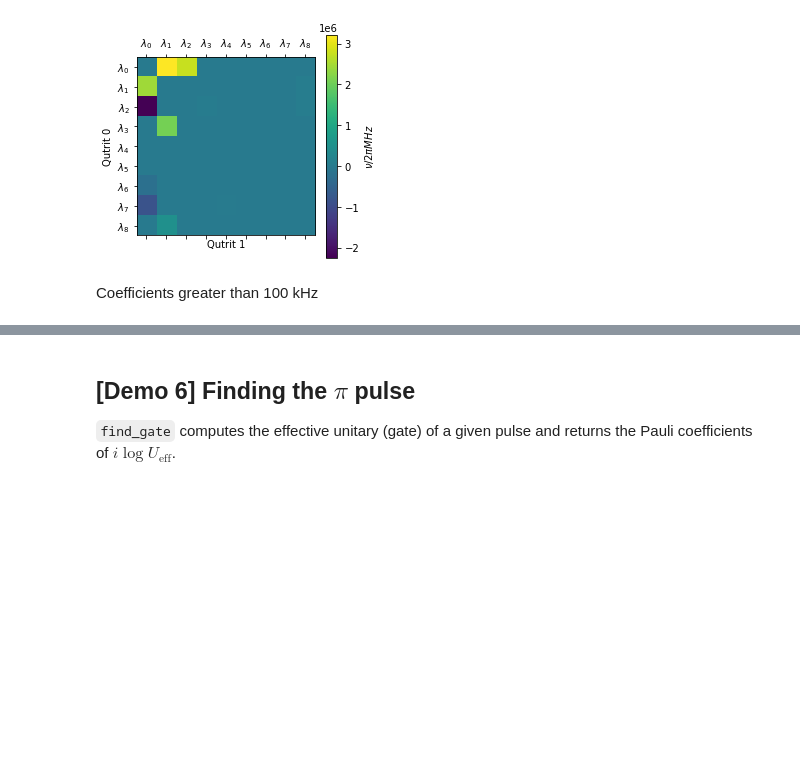
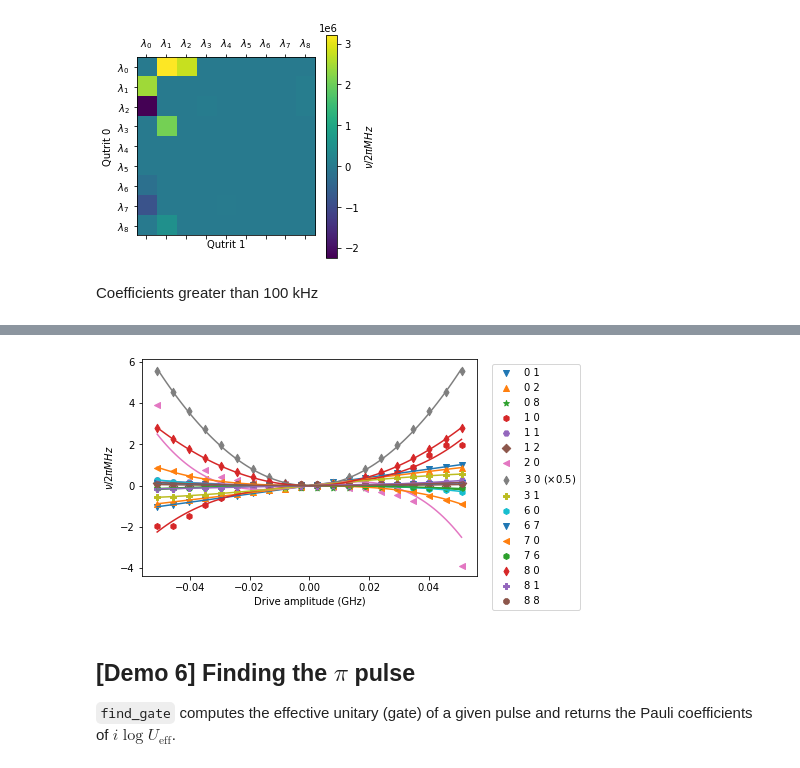
Before and after one commit to UTokyo-ICEPP/qudit-sim, a Jupyter notebook: demo.ipynb, the cells around one changed output, grey strips where cells are left out. Saved outputs shown, nothing was run; the diff lists cells and outputs as text; code cells hidden in the pictures; blank space fills up the shorter version.

```diff
--- a/demo.ipynb
+++ b/demo.ipynb
@@ -337,3 +320,69 @@ Text(0, 0.5, '$\nu/2\\pi MHz$')
+# %%
+amplitudes = np.linspace(-0.2, 0.2, 20)
+coeffs = np.empty((amplitudes.shape[0], 9, 9), dtype='f8')
+
+for iamp, amp in enumerate(amplitudes):
+    drive_def = {0: {'frequency': params['wq1'], 'amplitude': amp}}
+
+    coeffs[iamp] = find_heff(
+        qubits=(0, 1),
+        params=params_with_crosstalk,
+        drive_def=drive_def,
+        num_sim_levels=4,
+        comp_dim=3,
+        warn_fit_failure=False)
+# %%
+filled_markers = MarkerStyle.filled_markers
+
+coeffs_MHz = coeffs / (twopi * 1.e+6)
+
+curve_even = lambda x, a: a * np.power(x, 2)
+curve_odd = lambda x, a, b: a * x + b * np.power(x, 3)
+exprs = []
+
+amplitudes_fine = np.linspace(amplitudes[0], amplitudes[-1], 100)
+
+for ic in range(1, 81):
+    i0, i1 = np.unravel_index(ic, (9, 9))
+
+    nu = coeffs_MHz[:, i0, i1]
+
+    # Ignoring terms weaker than 100 kHz
+    if np.all(np.abs(nu) < 0.1):
+        continue
+
+    if np.any(np.abs(nu) > 5.):
+        plot_scale = 0.5
+        label = f'{i0} {i1}' + r' ($\times 0.5$)'
+    else:
+        plot_scale = 1.
+        label = f'{i0} {i1}'
+
+    if nu[5] * nu[-5] > 0.:
+        curve = curve_even
+    else:
+        curve = curve_odd
+
+    popt, _ = sciopt.curve_fit(curve, amplitudes, nu)
+
+    omegad0 = params['omegad0'] / (twopi * 1.e+9) # In GHz
+
+    pathcol = plt.scatter(amplitudes * omegad0, nu * plot_scale, marker=filled_markers[ic % len(filled_markers)], label=label)
+    plt.plot(amplitudes_fine * omegad0, curve(amplitudes_fine, *popt) * plot_scale, color=pathcol.get_edgecolor())
+
+    if curve is curve_even:
+        c2 = popt[0] / omegad0 ** 2
+        exprs.append(r'\frac{\nu_{%d %d}}{2\pi\mathrm{MHz}} = %.2f A^2' % (i0, i1, c2))
+    else:
+        c1 = popt[0] / omegad0
+        c3 = popt[1] / omegad0 ** 3
+        exprs.append(r'\frac{\nu_{%d %d}}{2\pi\mathrm{MHz}} = %.2f A + %.2f A^3' % (i0, i1, c1, c3))
+
+plt.xlabel(r'Drive amplitude (GHz)')
+plt.ylabel(r'$\nu/2\pi MHz$')
+plt.legend(bbox_to_anchor=(1.03, 1.));
+# %% [output]
+[figure, added]
 # %% [markdown]
 ## [Demo 6] Finding the $\pi$ pulse
 
```
Also changed, not shown: parts of 12 cells of this notebook.
